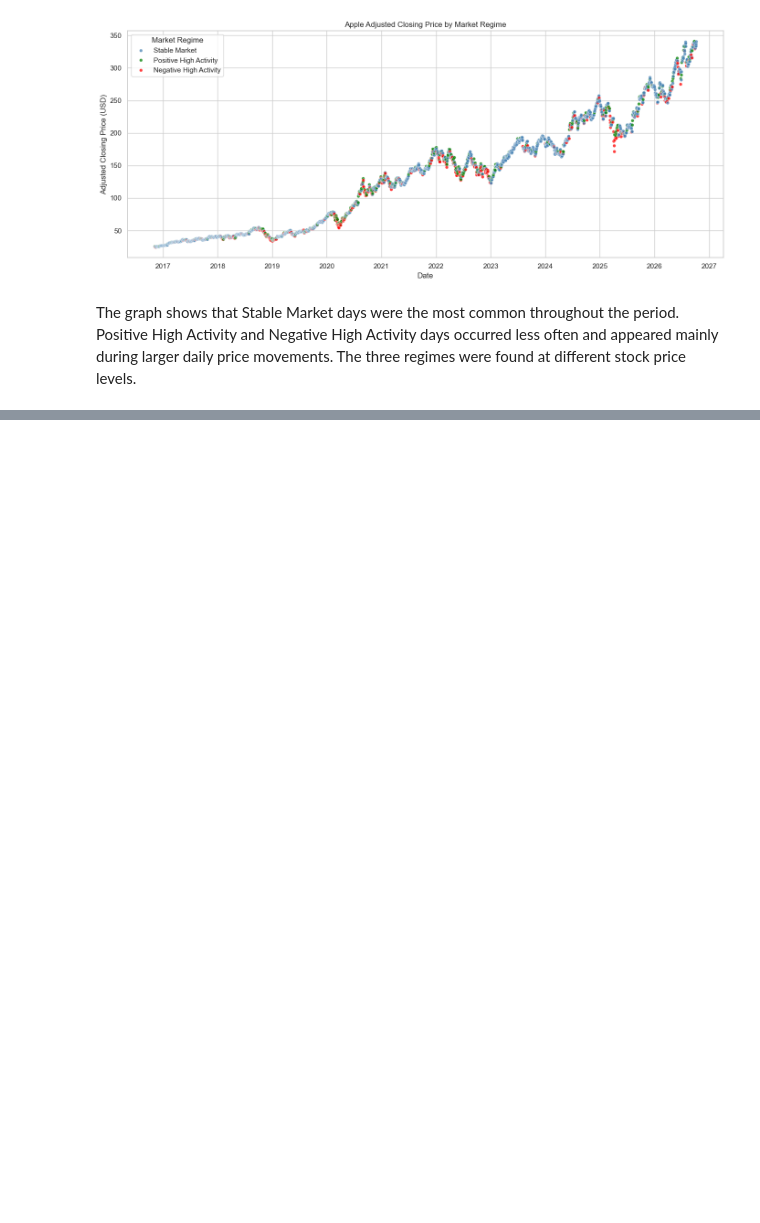
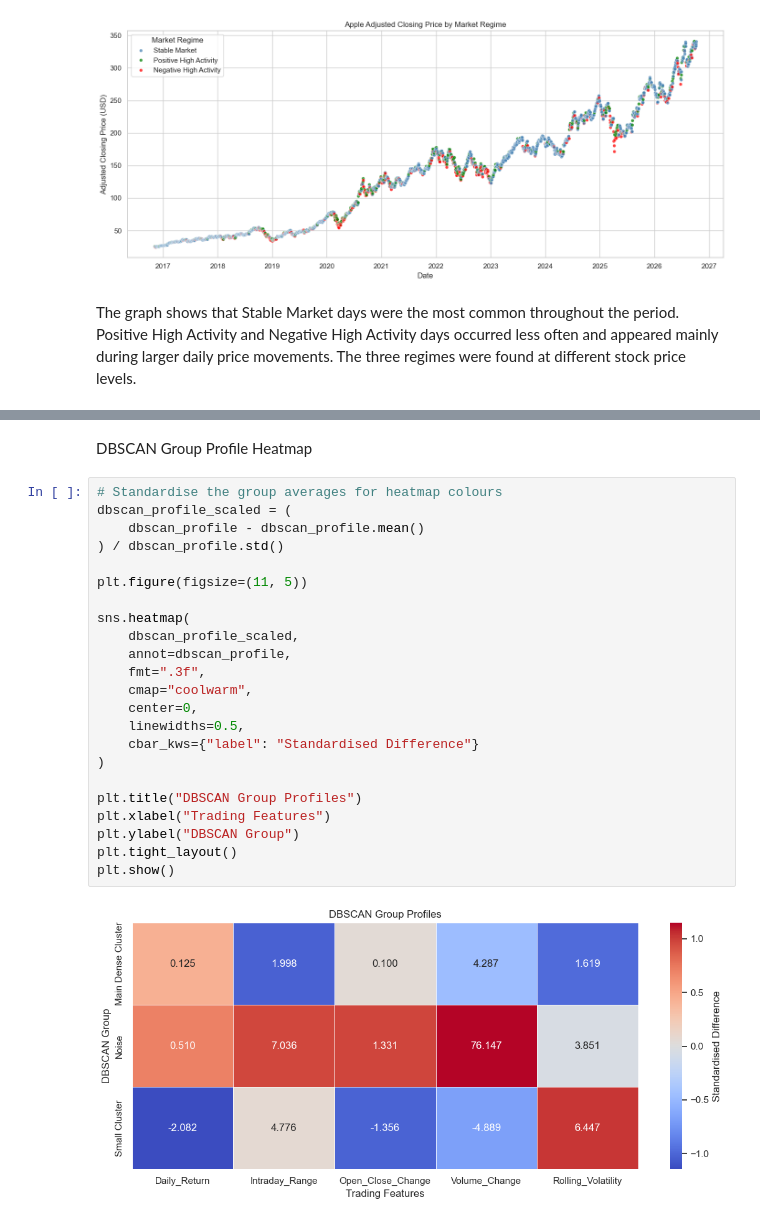
Before and after one commit to 2026228-dev/CA1MLB-2026228, a Jupyter notebook: AAPL.ipynb, the cells around one changed output, grey strips where cells are left out. Drawn from its saved outputs; the diff is of its cells as text; blank space fills up the shorter version.

```diff
--- a/AAPL.ipynb
+++ b/AAPL.ipynb
@@ -1050,0 +1372,27 @@ The graph shows that Stable Market days were the most common throughout the peri
+# %% [markdown]
+DBSCAN Group Profile Heatmap
+# %%
+# Standardise the group averages for heatmap colours
+dbscan_profile_scaled = (
+    dbscan_profile - dbscan_profile.mean()
+) / dbscan_profile.std()
+
+plt.figure(figsize=(11, 5))
+
+sns.heatmap(
+    dbscan_profile_scaled,
+    annot=dbscan_profile,
+    fmt=".3f",
+    cmap="coolwarm",
+    center=0,
+    linewidths=0.5,
+    cbar_kws={"label": "Standardised Difference"}
+)
+
+plt.title("DBSCAN Group Profiles")
+plt.xlabel("Trading Features")
+plt.ylabel("DBSCAN Group")
+plt.tight_layout()
+plt.show()
+# %% [output]
+[figure, added]
```
Also changed, not shown: parts of 35 cells of this notebook, 1 other file.
